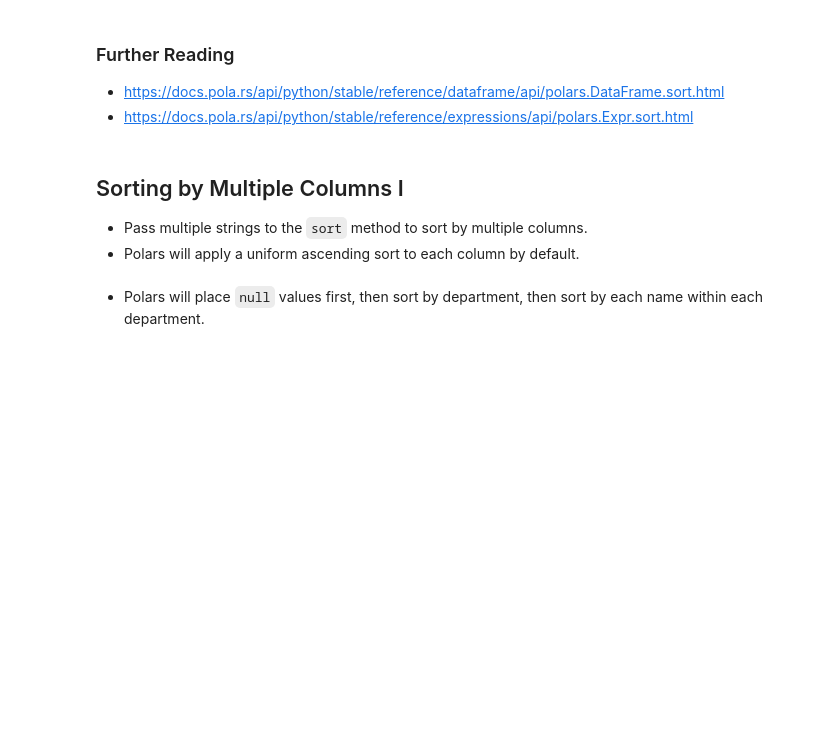
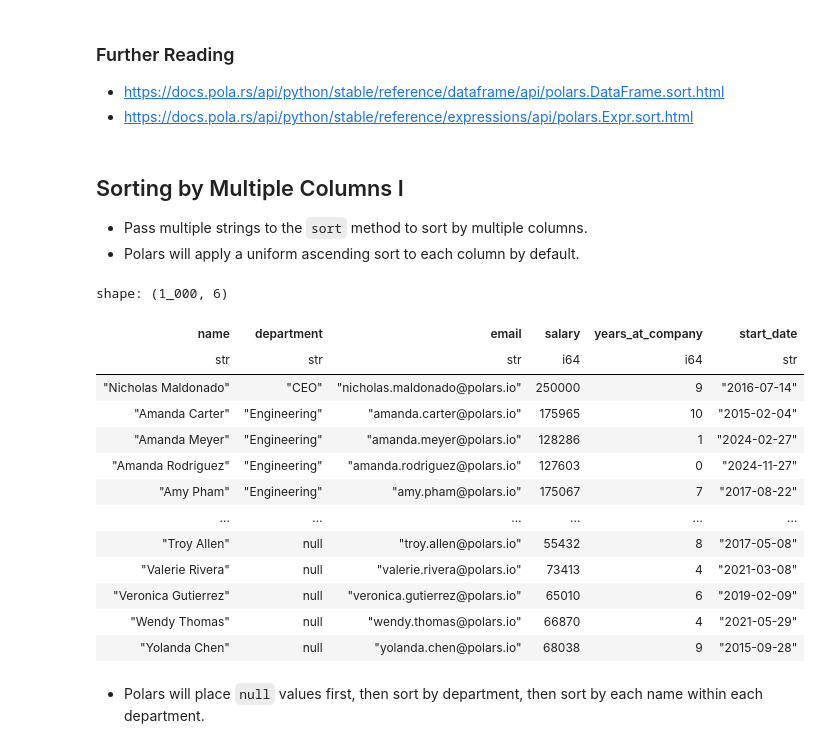
Before and after one commit to yaowenqiang/Data-Analysis-with-Polars-and-Python, a Jupyter notebook: incomplete/05 - DataFrames II.ipynb, the cells around one changed output. Drawn from its saved outputs; the diff is of its cells as text; code cells hidden in the pictures; blank space fills up the shorter version.

```diff
--- a/incomplete/05 - DataFrames II.ipynb
+++ b/incomplete/05 - DataFrames II.ipynb
@@ -63,5 +263,23 @@
 ## Sorting by Multiple Columns I
 - Pass multiple strings to the `sort` method to sort by multiple columns.
 - Polars will apply a uniform ascending sort to each column by default.
+# %%
+employees = pl.read_csv("employees.csv")
+employees.sort("department", "name", nulls_last=True)
+# %% [output]
+shape: (1_000, 6)
+| name | department | email | salary | years_at_company | start_date |
+| str | str | str | i64 | i64 | str |
+| "Nicholas Maldonado" | "CEO" | "nicholas.maldonado@polars.io" | 250000 | 9 | "2016-07-14" |
+| "Amanda Carter" | "Engineering" | "amanda.carter@polars.io" | 175965 | 10 | "2015-02-04" |
+| "Amanda Meyer" | "Engineering" | "amanda.meyer@polars.io" | 128286 | 1 | "2024-02-27" |
+| "Amanda Rodriguez" | "Engineering" | "amanda.rodriguez@polars.io" | 127603 | 0 | "2024-11-27" |
+| "Amy Pham" | "Engineering" | "amy.pham@polars.io" | 175067 | 7 | "2017-08-22" |
+| … | … | … | … | … | … |
+| "Troy Allen" | null | "troy.allen@polars.io" | 55432 | 8 | "2017-05-08" |
+| "Valerie Rivera" | null | "valerie.rivera@polars.io" | 73413 | 4 | "2021-03-08" |
+| "Veronica Gutierrez" | null | "veronica.gutierrez@polars.io" | 65010 | 6 | "2019-02-09" |
+| "Wendy Thomas" | null | "wendy.thomas@polars.io" | 66870 | 4 | "2021-05-29" |
+| "Yolanda Chen" | null | "yolanda.chen@polars.io" | 68038 | 9 | "2015-09-28" |
 # %% [markdown]
 - Polars will place `null` values first, then sort by department, then sort by each name within each department.
```
Also changed, not shown: parts of 50 cells of this notebook.
